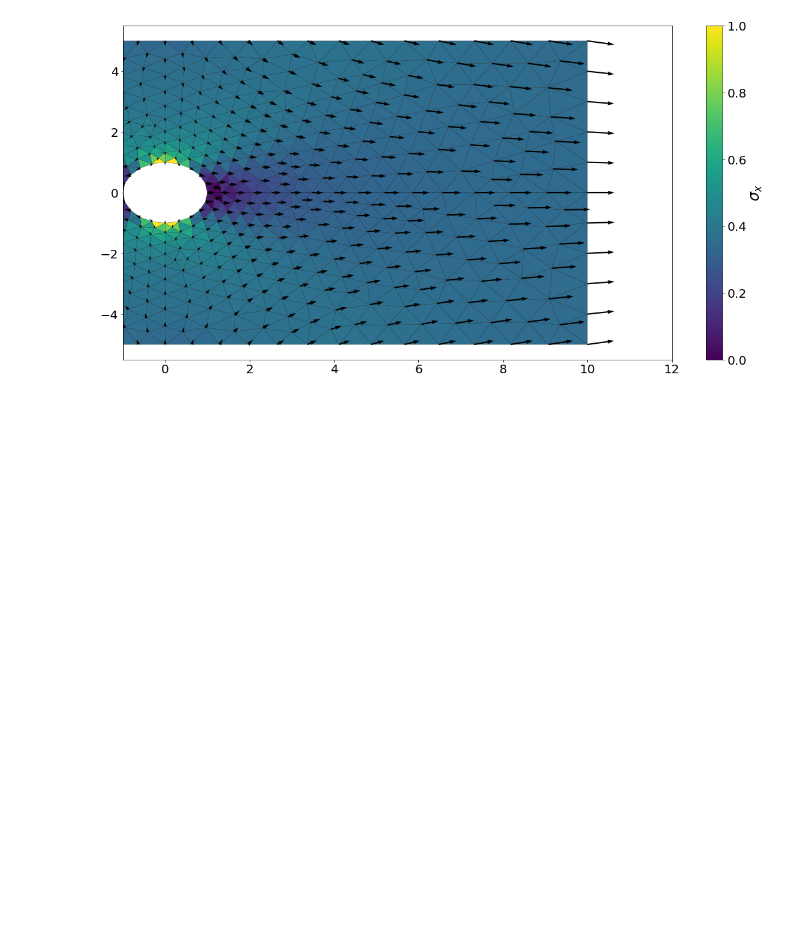
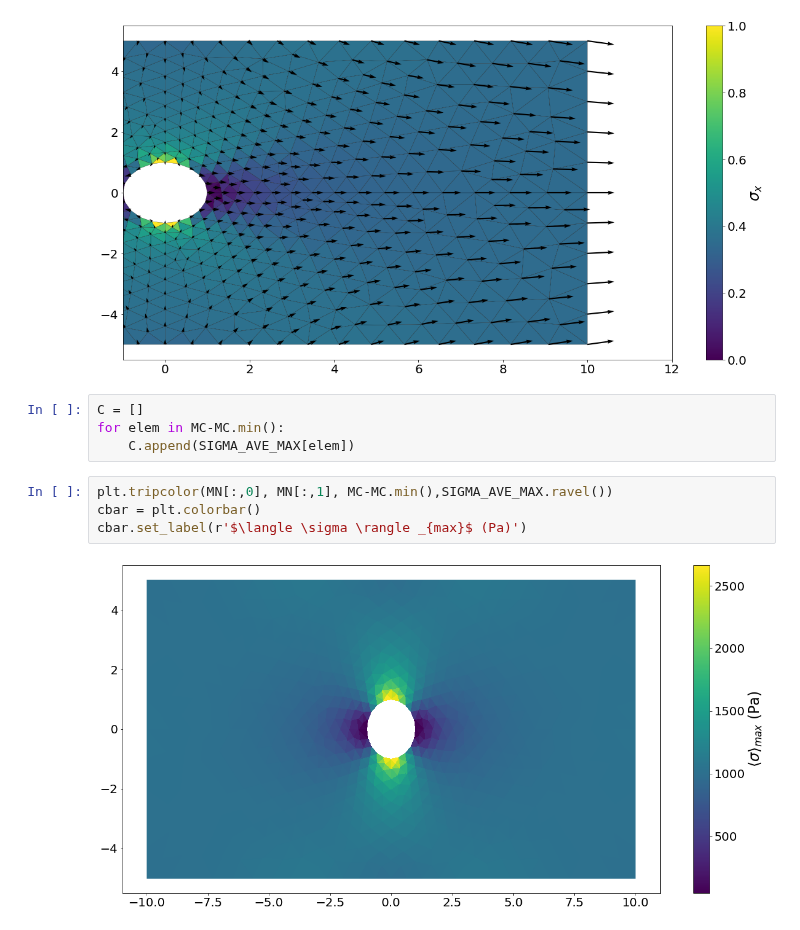
Before and after one commit to Modelizacion-de-Materiales/ModelizacionSolucionProblemas, a Jupyter notebook: Guia3-MEF02/Guia3-Python/Ejercicio2/Ejercicio2-Completo.ipynb, the cells around one changed output. Drawn from its saved outputs; the diff is of its cells as text; blank space fills up the shorter version.

```diff
--- a/Guia3-MEF02/Guia3-Python/Ejercicio2/Ejercicio2-Completo.ipynb
+++ b/Guia3-MEF02/Guia3-Python/Ejercicio2/Ejercicio2-Completo.ipynb
@@ -380,4 +344,14 @@ cbar = plt.colorbar()
 cbar.set_label('$\sigma_x$')
 # %% [output]
 [figure]
+# %%
+C = []
+for elem in MC-MC.min():
+    C.append(SIGMA_AVE_MAX[elem])
+# %%
+plt.tripcolor(MN[:,0], MN[:,1], MC-MC.min(),SIGMA_AVE_MAX.ravel())
+cbar = plt.colorbar()
+cbar.set_label(r'$\langle \sigma \rangle _{max}$ (Pa)')
+# %% [output]
+[figure, added]
 # %%
```
Also changed, not shown: parts of 3 cells of this notebook.
